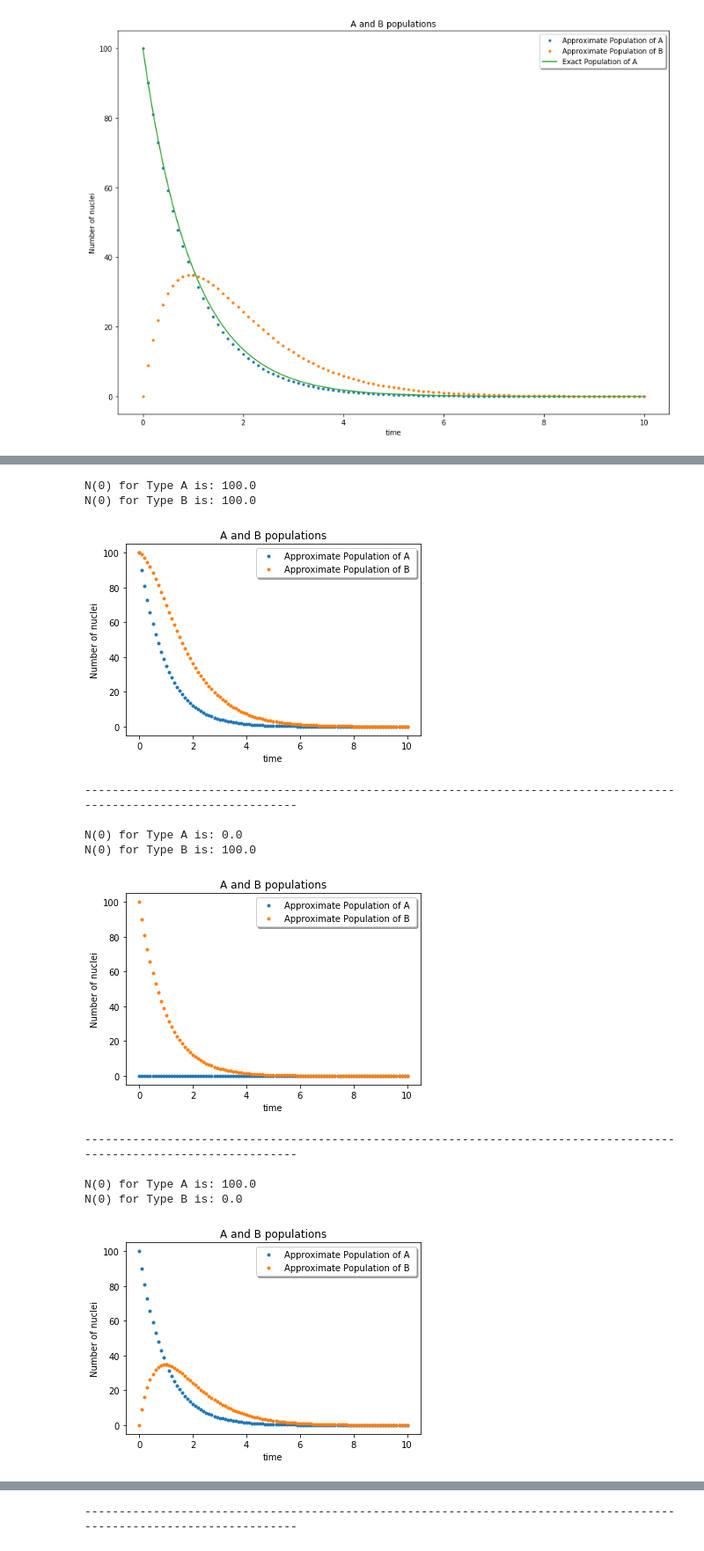
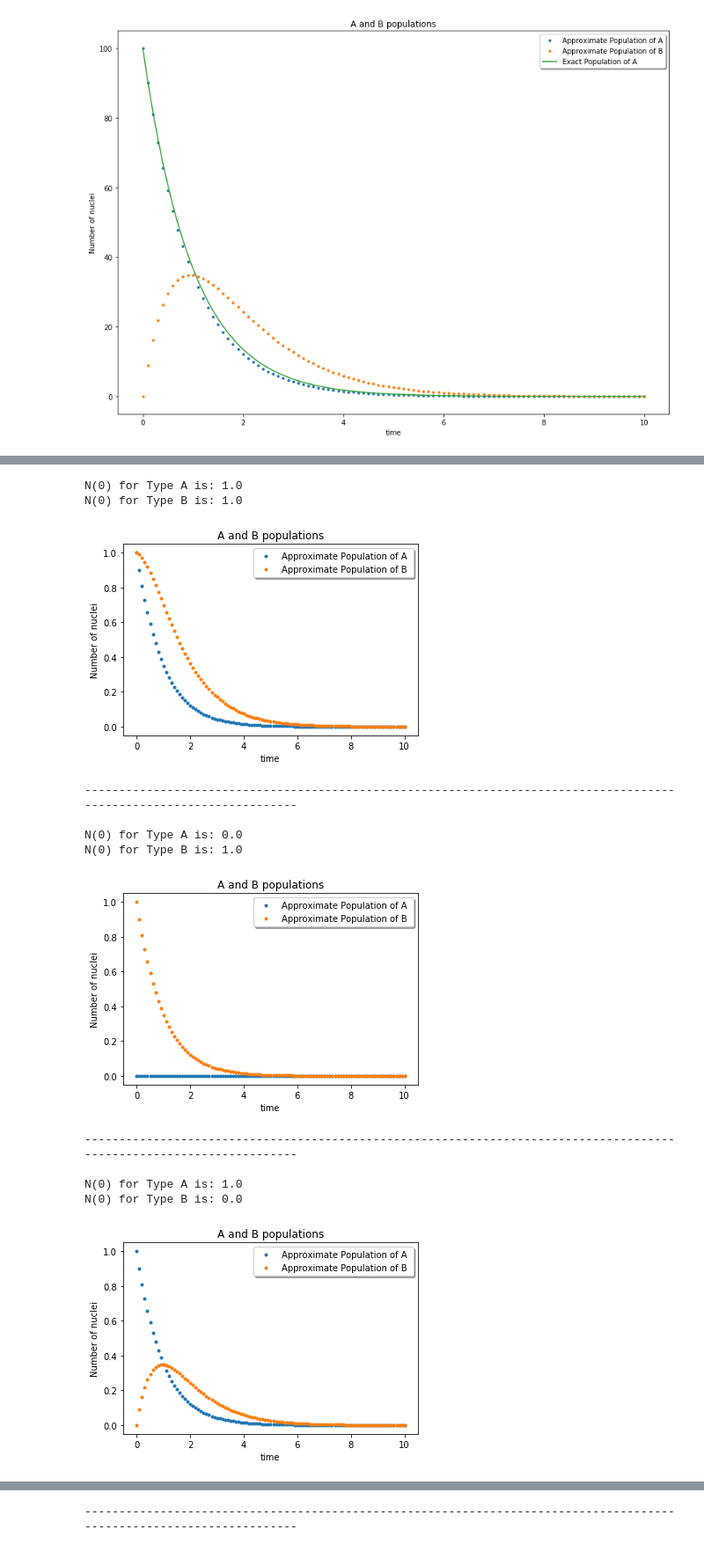
Before and after one commit to chan8005/Labs, a Jupyter notebook: Lab3/Lab3.ipynb, the cells around one changed output, grey strips where cells are left out. Shown: that part at 88% size. Cells and saved outputs as stored; diff of their text form; code cells hidden in the pictures.

```diff
--- a/Lab3/Lab3.ipynb
+++ b/Lab3/Lab3.ipynb
@@ -7,10 +7,11 @@ import matplotlib.pyplot as plt
 
 %matplotlib inline
 
-Range=100
+#predefined constants allows me to change values here instead of changing them at every instance i use later on
+Range=500
 lamda=1
-initPop=1
-tDelta=.1
+initPop=100
+tDelta=.01
 
 def Nanalytical(lamda, initPop,t):
     '''Calculates the number of nuclei at a given time t.
@@ -47,10 +48,11 @@ def time(tDelta):
     #print(time)
 
 
+#using functions with our parameters (constants) defined at the beinning
 approx = Napprox(lamda,initPop,tDelta)
 t = time(tDelta)
 
-
+#making list of exact N values
 Nexact=[]
 for x in t:
     N=Nanalytical(lamda,initPop,x)
@@ -107,23 +214,22 @@ def NAanalytical(lamdaA, initPopA,t):
     The arguments are time and returns the value of N(number of nuclei)'''
     return initPop*exp(-lamda*t)
 
-#def NBanalytical(lamdaA,lamdaB,initPopB,)
 
 def Napprox(lamdaA,lamdaB,initPopA,initPopB,tDelta ):
     '''Calculates the approximate number of nuclei type B using Eulers method at specific times. '''
     NA1=initPopA
-    Aapprox=[initPopA]
+    Aapprox=[initPopA]  #first calculate approximate values for type A
     NB1=initPopB
     Bapprox=[initPopB]
-    for x in range(Range):
+    for x in range(Range): #now calculations for B can occur because we need A values
         NAnew= NA1-lamdaA*NA1*(tDelta)
         Aapprox.append(NAnew)
         NA1=NAnew
         NBnew= (lamdaA*NA1 - lamdaB*NB1)*tDelta + NB1
         Bapprox.append(NBnew)
         NB1=NBnew
-          #  if NB1<0:
-           #     Bapprox.append(0)
+        if NB1<0: #in case we get negative values.
+            Bapprox.append(0)
     return array(Aapprox, float), array(Bapprox,float)
 
 
@@ -138,14 +244,14 @@ def time(tDelta):
         t += tDelta
         timelist.append(t)
     return array(timelist,float)
-    #print(time)
+
 
 
 
 # arrays for plotting
 NAexact=[] #makes array for exact population of type A nuclei
 for x in t:
-    N=Nanalytical(lamdaA,initPopA,x)
+    N=NAanalytical(lamdaA,initPopA,x)
     NAexact.append(N)
 
 
@@ -174,4 +284,5 @@ plt.show()
 # %%
+#uses for loops to make plots for the test cases.
 from math import exp
 from numpy import array
 import matplotlib.pyplot as plt
@@ -185,8 +296,7 @@ lamdaA=1
 lamdaB=1
 tDelta=.1
 
-TestCaseInitPop=array([[100,100],[0,100],[100,0]],float)
-TestCaselamda=array([[1,1],[.10,1],[1,.10]],float)
+TestCaseInitPop=array([[1,1],[0,1],[1,0]],float)
 
 for x in TestCaseInitPop:
     initPopA=x[0]
@@ -209,46 +319,49 @@ for x in TestCaseInitPop:
     legend = plt.legend(loc='upper right', shadow=True)
     plt.show()
     print("---------------------------------------------------------------------------------------------------------------------")
     print()
 
+
+
+TestCaselamda=array([[1,1],[.10,1],[1,.10]],float)
 initPopA=100
 initPopB=100
 for x in TestCaselamda:
     lamdaA=x[0]
     lamdaB=x[1]
 
     t = time(tDelta)
     Aapprox,Bapprox=Napprox(lamdaA,lamdaB,initPopA,initPopB,tDelta )
 
     print("lambda for Type A is:",x[0])
     print("lambda for Type B is:",x[1])
   #  plt.figure(figsize=(14, 10))
 
     plt.plot(t,Aapprox,".", label= "Approximate Population of A with lamda of")
     plt.plot(t,Bapprox, ".",label="Approximate Population of B with lamda of:")
 
     plt.ylabel("Number of nuclei")
     plt.xlabel("time")
     plt.title("A and B populations")
 
     legend = plt.legend(loc='upper right', shadow=True)
     plt.show()
     print("---------------------------------------------------------------------------------------------------------------------")
     print()
 # %% [output]
-N(0) for Type A is: 100.0
-N(0) for Type B is: 100.0
+N(0) for Type A is: 1.0
+N(0) for Type B is: 1.0
-[figure, old version]
+[figure, new version]
 ---------------------------------------------------------------------------------------------------------------------
 
 N(0) for Type A is: 0.0
-N(0) for Type B is: 100.0
+N(0) for Type B is: 1.0
-[figure, old version]
+[figure, new version]
 ---------------------------------------------------------------------------------------------------------------------
 
-N(0) for Type A is: 100.0
+N(0) for Type A is: 1.0
 N(0) for Type B is: 0.0
-[figure, old version]
+[figure, new version]
 ---------------------------------------------------------------------------------------------------------------------
 
 lambda for Type A is: 1.0
```
Also changed, not shown: parts of 13 cells of this notebook.
